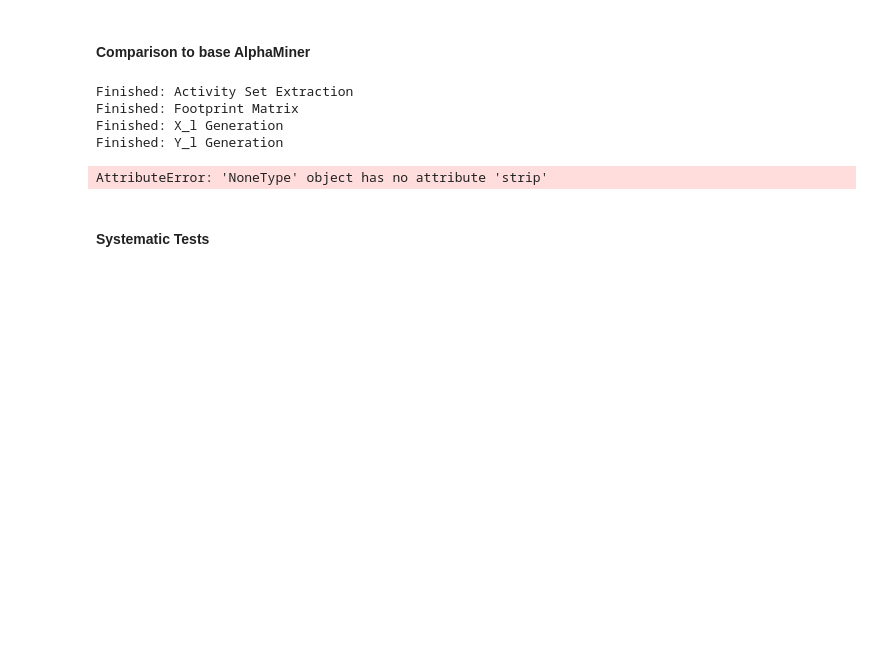
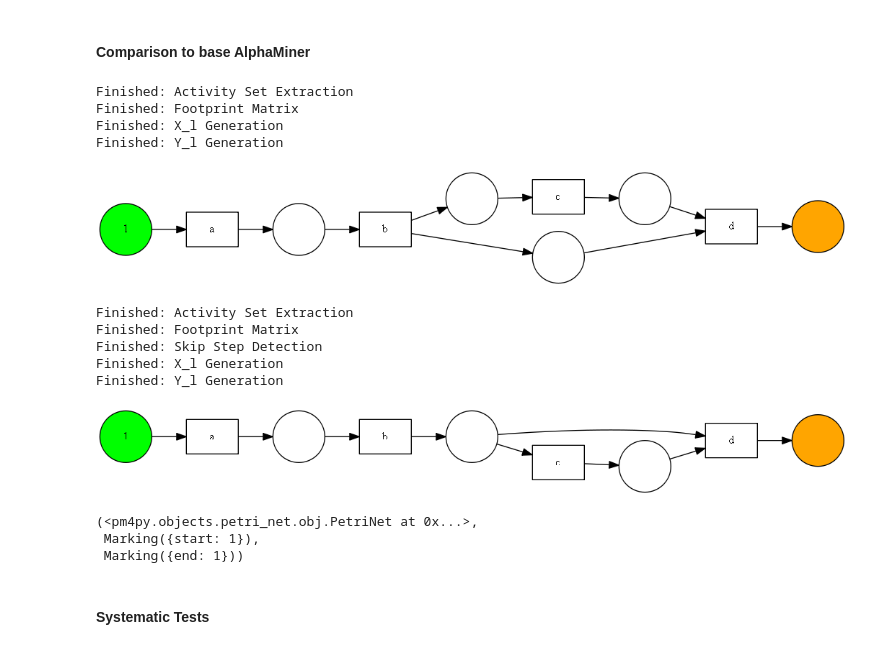
Before and after one commit to Janek7/alpha-miner-extension, a Jupyter notebook: AlphaMiner.ipynb, the cells around one changed output. Drawn from its saved outputs; the diff is of its cells as text; code cells hidden in the pictures; blank space fills up the shorter version.

```diff
--- a/AlphaMiner.ipynb
+++ b/AlphaMiner.ipynb
@@ -295,12 +306,13 @@ class AlphaMinerWithSkipStepsFootprintBased(AlphaMiner):
         super().__init__()
         self.skip_involved_dependencies = []
 
-    def apply_alpha_algorithm(self, log=None, activity_key="concept:name",dummy_log=None):
+    def apply_alpha_algorithm(self, log=None, activity_key="concept:name",dummy_log=None, visualize=True):
         '''Parse log and perform alpha miner steps'''
         if log is not None:
+            net_name = log.strip(".xes") + "_net"
             self._parse_logfile(log,activity_key)
         elif dummy_log is not None:
-            log = ""
+            net_name = "dummy_log_net"
             self.traces = dummy_log
         else:
             raise Error("Log is missing")
@@ -312,7 +324,11 @@ class AlphaMinerWithSkipStepsFootprintBased(AlphaMiner):
         self._generate_xl()
         self._generate_yl()
 
-        self._create_net(log)
+        self._create_net(net_name)
+
+        if visualize:
+            gviz = pn_visualizer.apply(self.net, self.initial_marking, self.final_marking)
+            pn_visualizer.view(gviz)
 
         return self.net, self.initial_marking, self.final_marking
 
@@ -339,9 +355,9 @@ class AlphaMinerWithSkipStepsFootprintBased(AlphaMiner):
                     self.skip_involved_dependencies.append((event, following_a))
         print("Finished: Skip Step Detection")
 
-    def _create_net(self,logfile):
+    def _create_net(self,net_name):
 
-        self.net = PetriNet(logfile.strip(".xes") + "_net")
+        self.net = PetriNet(net_name)
 
         # create start and end
         start = PetriNet.Place("start")
@@ -441,26 +457,31 @@ class AlphaMinerWithSkipStepsFootprintBased(AlphaMiner):
 # %%
 # trivial log with single skip step
 dl_single_skip = [["a","b","d"],
                   ["a","b","c","d"]]
 
 
 # STANDARD ALGORITHM
 am = AlphaMiner()
-net, initial_marking, final_marking = am.apply_alpha_algorithm(dummy_log=dl_single_skip)
-gviz = pn_visualizer.apply(net, initial_marking, final_marking)
-pn_visualizer.view(gviz)
+am.apply_alpha_algorithm(dummy_log=dl_single_skip)
 
 
 # IMPROVED ALGORITHM
 am_skipstep_fp = AlphaMinerWithSkipStepsFootprintBased()
-net, initial_marking, final_marking = am_skipstep_fp.apply_alpha_algorithm(dummy_log=dl_single_skip)
-gviz = pn_visualizer.apply(net, initial_marking, final_marking)
-pn_visualizer.view(gviz)
+am_skipstep_fp.apply_alpha_algorithm(dummy_log=dl_single_skip)
 # %% [output]
 Finished: Activity Set Extraction
 Finished: Footprint Matrix
 Finished: X_l Generation
 Finished: Y_l Generation
+[figure, added]
-AttributeError: 'NoneType' object has no attribute 'strip'
+Finished: Activity Set Extraction
+Finished: Footprint Matrix
+Finished: Skip Step Detection
+Finished: X_l Generation
+Finished: Y_l Generation
+[figure, added]
+(<pm4py.objects.petri_net.obj.PetriNet at 0x...>,
+ Marking({start: 1}),
+ Marking({end: 1}))
 # %% [markdown]
 #### Systematic Tests
```
Also changed, not shown: parts of 5 cells of this notebook.
